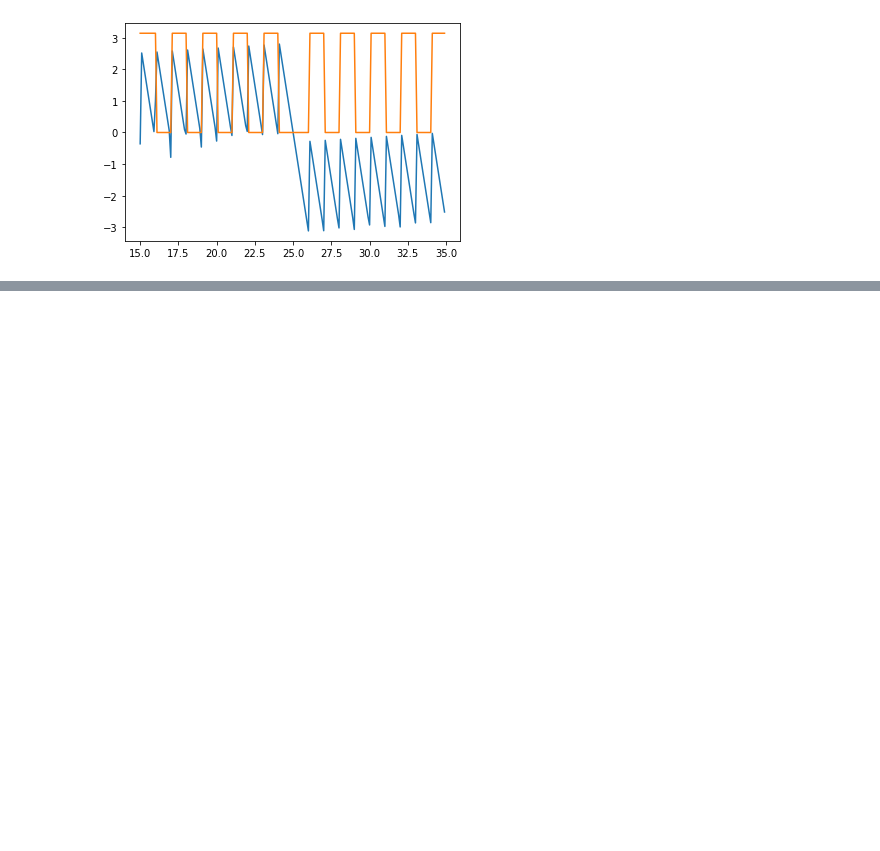
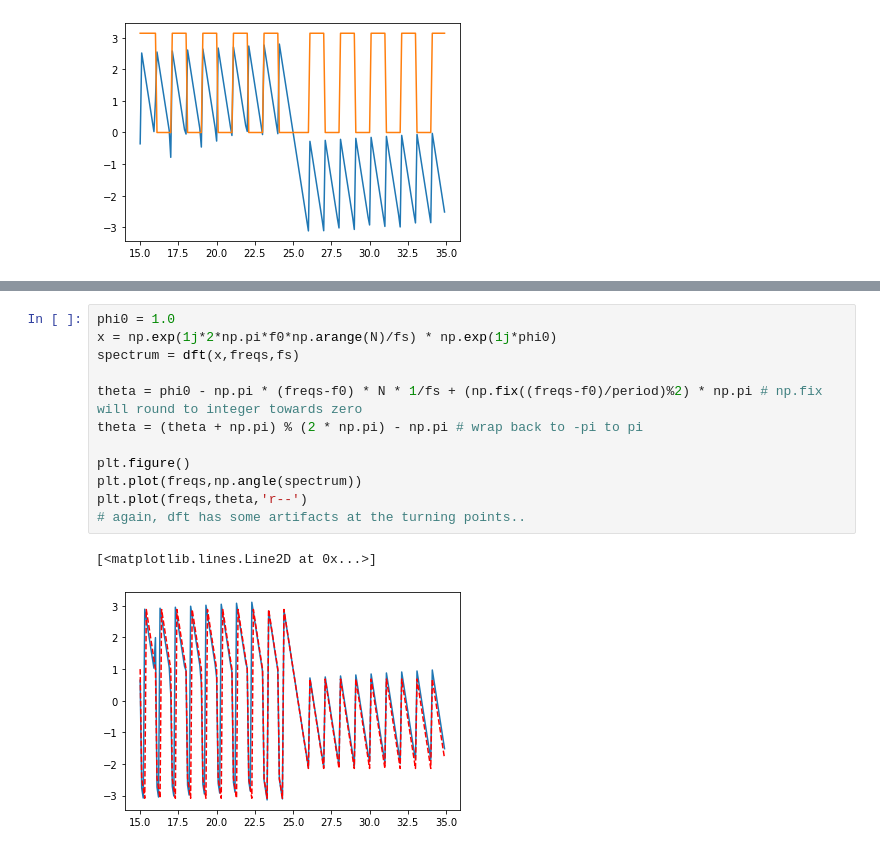
Before and after one commit to icyveins7/pydsproutines, a Jupyter notebook: ToneDirectSpectralReproduction.ipynb, the cells around one changed output, grey strips where cells are left out. Saved outputs shown, nothing was run; the diff lists cells and outputs as text; blank space fills up the shorter version.

```diff
--- a/ToneDirectSpectralReproduction.ipynb
+++ b/ToneDirectSpectralReproduction.ipynb
@@ -120,0 +156,15 @@ theta = -np.pi*(freqs-f_0) * N * 1/fs
+# %%
+phi0 = 1.0
+x = np.exp(1j*2*np.pi*f0*np.arange(N)/fs) * np.exp(1j*phi0)
+spectrum = dft(x,freqs,fs)
+
+theta = phi0 - np.pi * (freqs-f0) * N * 1/fs + (np.fix((freqs-f0)/period)%2) * np.pi # np.fix will round to integer towards zero
+theta = (theta + np.pi) % (2 * np.pi) - np.pi # wrap back to -pi to pi
+
+plt.figure()
+plt.plot(freqs,np.angle(spectrum))
+plt.plot(freqs,theta,'r--')
+# again, dft has some artifacts at the turning points..
+# %% [output]
+[<matplotlib.lines.Line2D at 0x...>]
+[figure, added]
```
Also changed, not shown: parts of 5 cells of this notebook.
